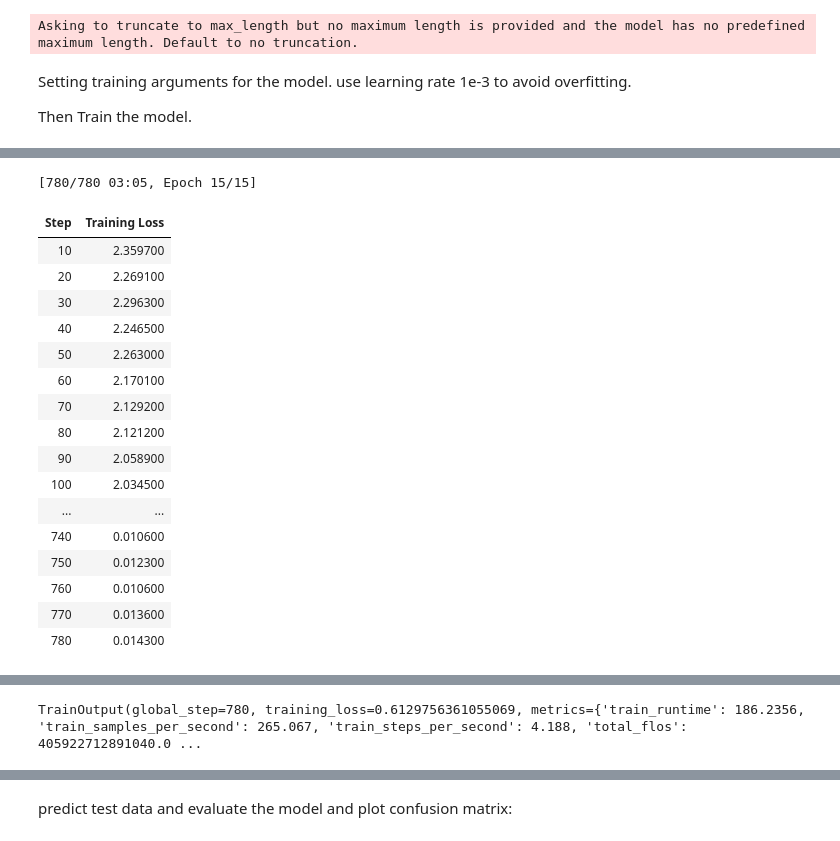
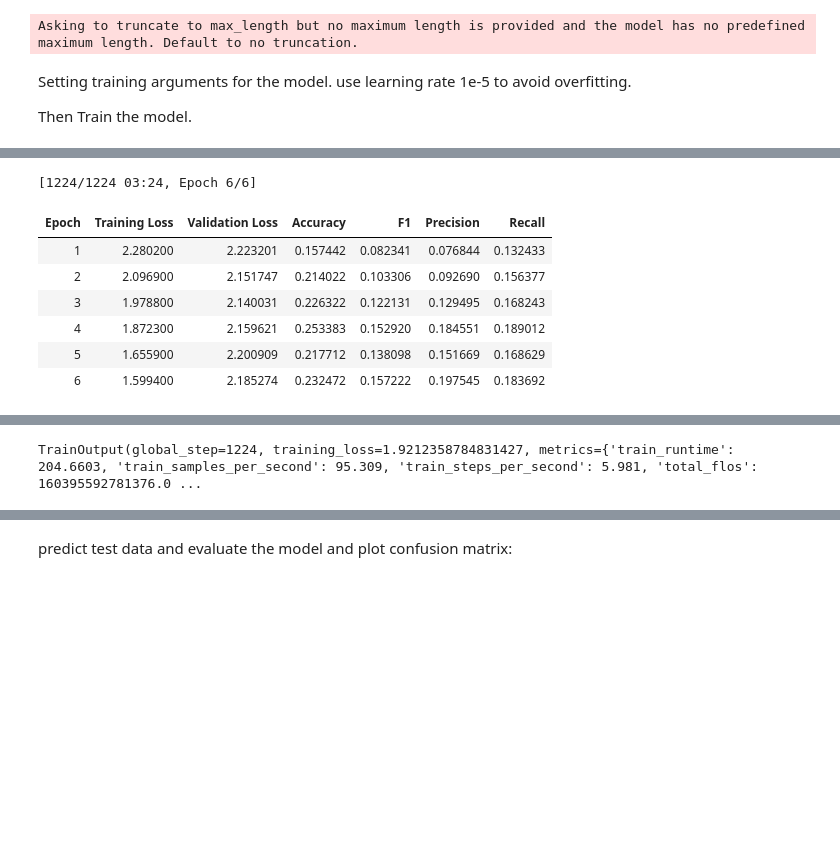
Before and after one commit to tandalalam/saadi-retreival, a Jupyter notebook: Saadi_Retrieval.ipynb, the cells around one changed output, grey strips where cells are left out. Cells and saved outputs as stored; diff of their text form; code cells hidden in the pictures; blank space fills up the shorter version.

```diff
--- a/Saadi_Retrieval.ipynb
+++ b/Saadi_Retrieval.ipynb
@@ -920,8 +950,8 @@ from sklearn.model_selection import train_test_split
 
 #split test-train data
 
-x_train, x_test, y_train, y_test = train_test_split(data['poem'], data['chapter'], test_size=0.1, random_state=23)
-x_train, x_valid, y_train, y_valid = train_test_split(x_train, y_train, test_size=0.1, random_state=23)
+x_train, x_test, y_train, y_test = train_test_split(data['poem'], data['chapter'], test_size=0.20, random_state=2)
+#x_train, x_valid, y_train, y_valid = train_test_split(x_train, y_train, test_size=0.1)
 # %% [markdown]
 install required modules
 # %%
@@ -1000,8 +1074,26 @@ valid_dataset = PoemDataset(x_valid_processed, y_valid, tokenizer)
 test_dataset = PoemDataset(x_test_processed, y_test, tokenizer)
 # %% [output]
 Asking to truncate to max_length but no maximum length is provided and the model has no predefined maximum length. Default to no truncation.
+# %%
+from sklearn.metrics import precision_recall_fscore_support
+
+def compute_metrics(pred):
+    labels = pred.label_ids
+    preds = pred.predictions.argmax(-1)
+    precision, recall, f1, _ = precision_recall_fscore_support(labels, preds, average='macro')
+    acc = accuracy_score(labels, preds)
+    return {
+        'accuracy': acc,
+        'f1': f1,
+        'precision': precision,
+        'recall': recall
+    }
+# %%
+from transformers import DataCollatorWithPadding
+
+data_collator = DataCollatorWithPadding(tokenizer=tokenizer)
 # %% [markdown]
-Setting training arguments for the model. use learning rate 1e-3 to avoid overfitting.
+Setting training arguments for the model. use learning rate 1e-5 to avoid overfitting.
 
 Then Train the model.
 # %%
@@ -1009,20 +1101,28 @@ from transformers import DistilBertForSequenceClassification, Trainer, TrainingA
 
 training_args = TrainingArguments(
     output_dir='./results',
-    num_train_epochs = 15,
-    per_device_train_batch_size=64,
-    per_device_eval_batch_size=64,
+    num_train_epochs = 6,
+    evaluation_strategy='epoch',
+    save_strategy='epoch',
+    learning_rate=1e-5,
+    per_device_train_batch_size=16,
+    per_device_eval_batch_size=16,
     weight_decay=0.01,
+    logging_dir='./logs',
+    logging_steps=10,
     warmup_steps=32,
-    logging_dir='./logs',
-    logging_steps=10
+    load_best_model_at_end=True,
+    metric_for_best_model='f1'
 )
 
-trainer = Trainer(
+trainer = CustomTrainer(
     model=classification_model,
     args=training_args,
+    compute_metrics=compute_metrics,
     train_dataset=train_dataset,
-    eval_dataset=valid_dataset
+    eval_dataset=test_dataset,
+    tokenizer=tokenizer,
+    data_collator=data_collator
 )
 
 trainer.train()
@@ -1037,18 +1139,8 @@ trainer.train()
-[780/780 03:05, Epoch 15/15]
+[1224/1224 03:24, Epoch 6/6]
-| Step | Training Loss |
-| 10 | 2.359700 |
-| 20 | 2.269100 |
-| 30 | 2.296300 |
-| 40 | 2.246500 |
-| 50 | 2.263000 |
-| 60 | 2.170100 |
-| 70 | 2.129200 |
-| 80 | 2.121200 |
-| 90 | 2.058900 |
-| 100 | 2.034500 |
-| ... | ... |
-| 740 | 0.010600 |
-| 750 | 0.012300 |
-| 760 | 0.010600 |
-| 770 | 0.013600 |
-| 780 | 0.014300 |
+| Epoch | Training Loss | Validation Loss | Accuracy | F1 | Precision | Recall |
+| 1 | 2.280200 | 2.223201 | 0.157442 | 0.082341 | 0.076844 | 0.132433 |
+| 2 | 2.096900 | 2.151747 | 0.214022 | 0.103306 | 0.092690 | 0.156377 |
+| 3 | 1.978800 | 2.140031 | 0.226322 | 0.122131 | 0.129495 | 0.168243 |
+| 4 | 1.872300 | 2.159621 | 0.253383 | 0.152920 | 0.184551 | 0.189012 |
+| 5 | 1.655900 | 2.200909 | 0.217712 | 0.138098 | 0.151669 | 0.168629 |
+| 6 | 1.599400 | 2.185274 | 0.232472 | 0.157222 | 0.197545 | 0.183692 |
@@ -1061 +1164 @@ Training completed. Do not forget to share your model on huggingface.co/models =
-TrainOutput(global_step=780, training_loss=0.6129756361055069, metrics={'train_runtime': 186.2356, 'train_samples_per_second': 265.067, 'train_steps_per_second': 4.188, 'total_flos': 405922712891040.0 ...
+TrainOutput(global_step=1224, training_loss=1.9212358784831427, metrics={'train_runtime': 204.6603, 'train_samples_per_second': 95.309, 'train_steps_per_second': 5.981, 'total_flos': 160395592781376.0 ...
```
Also changed, not shown: parts of 47 cells of this notebook.
